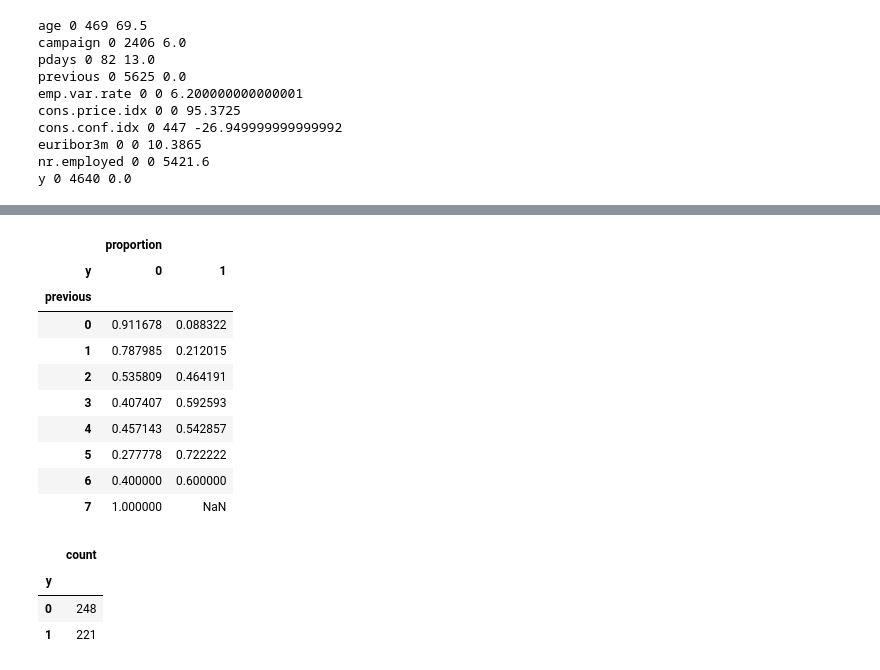
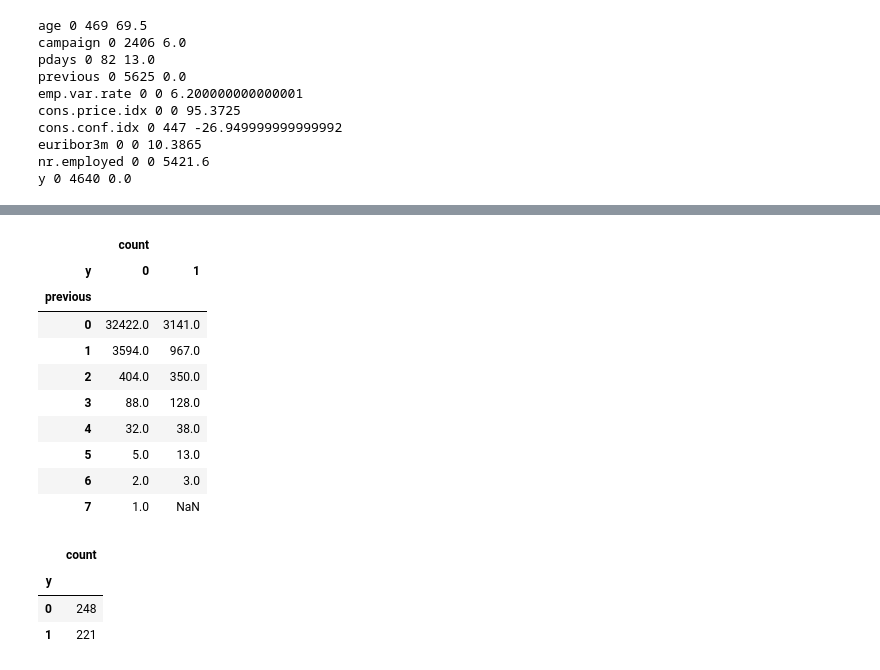
Before and after one commit to Daria-Lytvynenko/ML_course, a Jupyter notebook: Mid_term_Project.ipynb, the cells around one changed output, grey strips where cells are left out. Drawn from its saved outputs; the diff is of its cells as text; code cells hidden in the pictures.

```diff
--- a/Mid_term_Project.ipynb
+++ b/Mid_term_Project.ipynb
@@ -325,17 +357,17 @@ y 0 4640 0.0
 # %%
-pd.DataFrame(train.groupby('previous')['y'].value_counts(normalize=True)).unstack()
+pd.DataFrame(train.groupby('previous')['y'].value_counts()).unstack()
 # %% [output]
-|  | proportion |  |
+|  | count |  |
 | y | 0 | 1 |
 | previous |  |  |
-| 0 | 0.911678 | 0.088322 |
-| 1 | 0.787985 | 0.212015 |
-| 2 | 0.535809 | 0.464191 |
-| 3 | 0.407407 | 0.592593 |
-| 4 | 0.457143 | 0.542857 |
-| 5 | 0.277778 | 0.722222 |
-| 6 | 0.400000 | 0.600000 |
-| 7 | 1.000000 | NaN |
+| 0 | 32422.0 | 3141.0 |
+| 1 | 3594.0 | 967.0 |
+| 2 | 404.0 | 350.0 |
+| 3 | 88.0 | 128.0 |
+| 4 | 32.0 | 38.0 |
+| 5 | 5.0 | 13.0 |
+| 6 | 2.0 | 3.0 |
+| 7 | 1.0 | NaN |
 # %%
 train[train['age']>69]['y'].value_counts()
 # %% [output]
```
Also changed, not shown: parts of 9 cells of this notebook.
